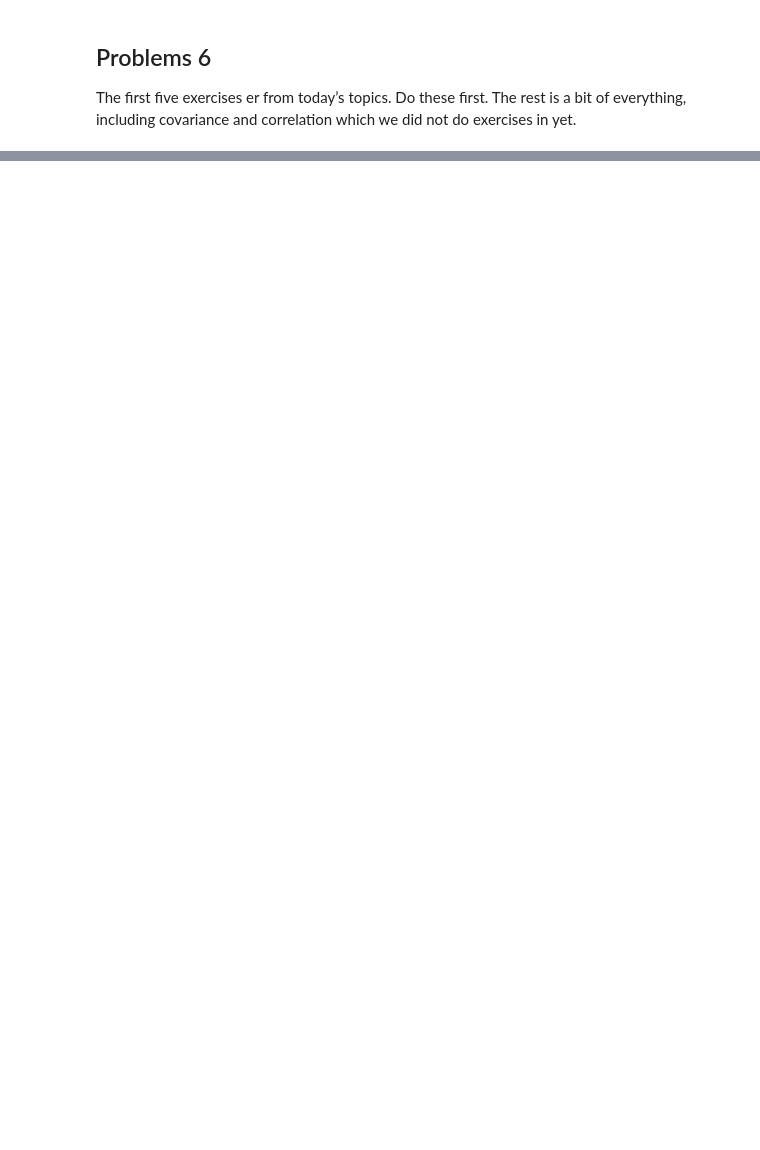
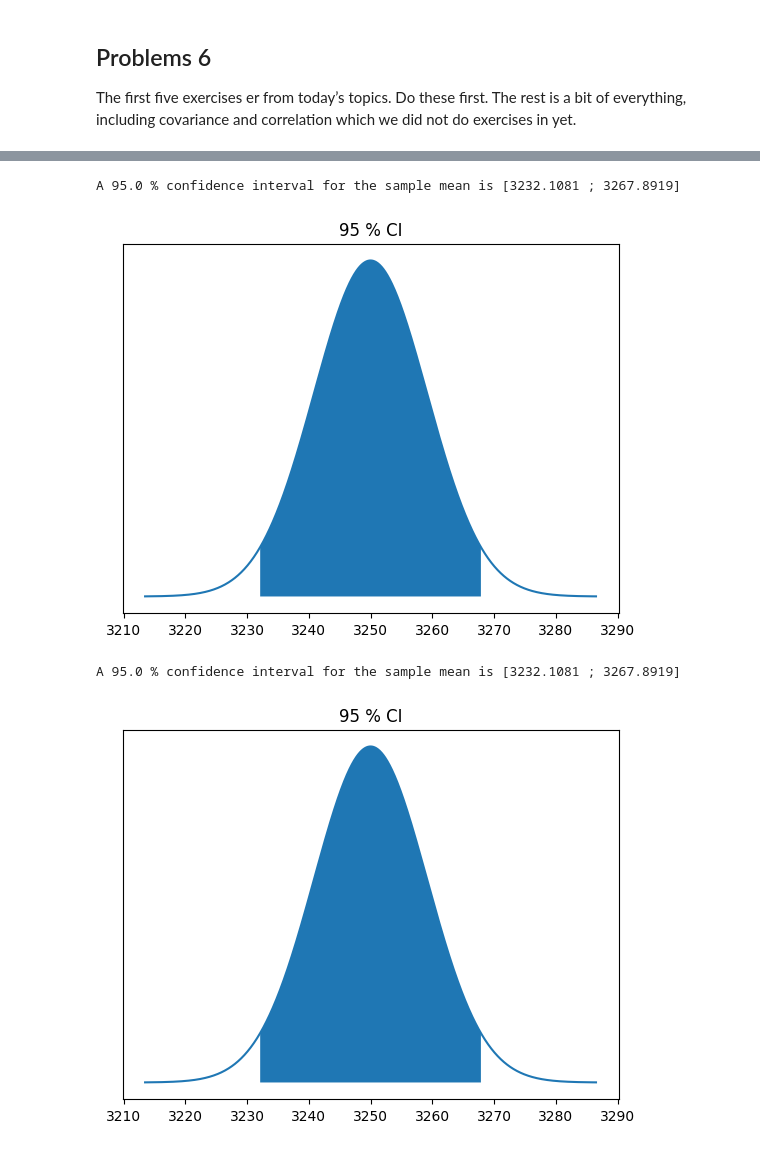
Before and after one commit to nickcernean/SMP_Exercises, a Jupyter notebook: 6_Statistical_Intervals/Problems_6.ipynb, the cells around one changed output, grey strips where cells are left out. Cells and saved outputs as stored; diff of their text form; code cells hidden in the pictures; blank space fills up the shorter version.

```diff
--- a/6_Statistical_Intervals/Problems_6.ipynb
+++ b/6_Statistical_Intervals/Problems_6.ipynb
@@ -42,0 +145,34 @@ Lower: $\overline{x}$ - z_(1- $\frac{\alpha}{2}$) *  $\frac{\sigma}{\sqrt{n}}$
+# %%
+
+sigma = np.sqrt(1000)
+n = 12
+SE = sigma/np.sqrt(n)
+mean = 3250
+Level = 0.95
+
+CI = norm.interval(Level, loc=mean, scale=SE)
+
+print('A ' + repr(Level*100) + ' % confidence interval for the sample mean is [' + repr(round(CI[0],4)) + ' ; '
+      + repr(round(CI[1],4)) + ']')
+
+x = np.linspace(mean-4*SE, mean+4*SE, 1000)
+
+draw_z_score(x, (CI[0] <= x) & (x <= CI[1]), mean, SE, '95 % CI')
+n = 12
+SE = sigma/np.sqrt(n)
+mean = 3250
+Level = 0.95
+
+CI = norm.interval(Level, loc=mean, scale=SE)
+
+print('A ' + repr(Level*100) + ' % confidence interval for the sample mean is [' + repr(round(CI[0],4)) + ' ; '
+      + repr(round(CI[1],4)) + ']')
+
+x = np.linspace(mean-4*SE, mean+4*SE, 1000)
+
+draw_z_score(x, (CI[0] <= x) & (x <= CI[1]), mean, SE, '95 % CI')
+# %% [output]
+A 95.0 % confidence interval for the sample mean is [3232.1081 ; 3267.8919]
+[figure, added]
+A 95.0 % confidence interval for the sample mean is [3232.1081 ; 3267.8919]
+[figure, added]
```
Also changed, not shown: parts of 12 cells of this notebook, 1 other file.
